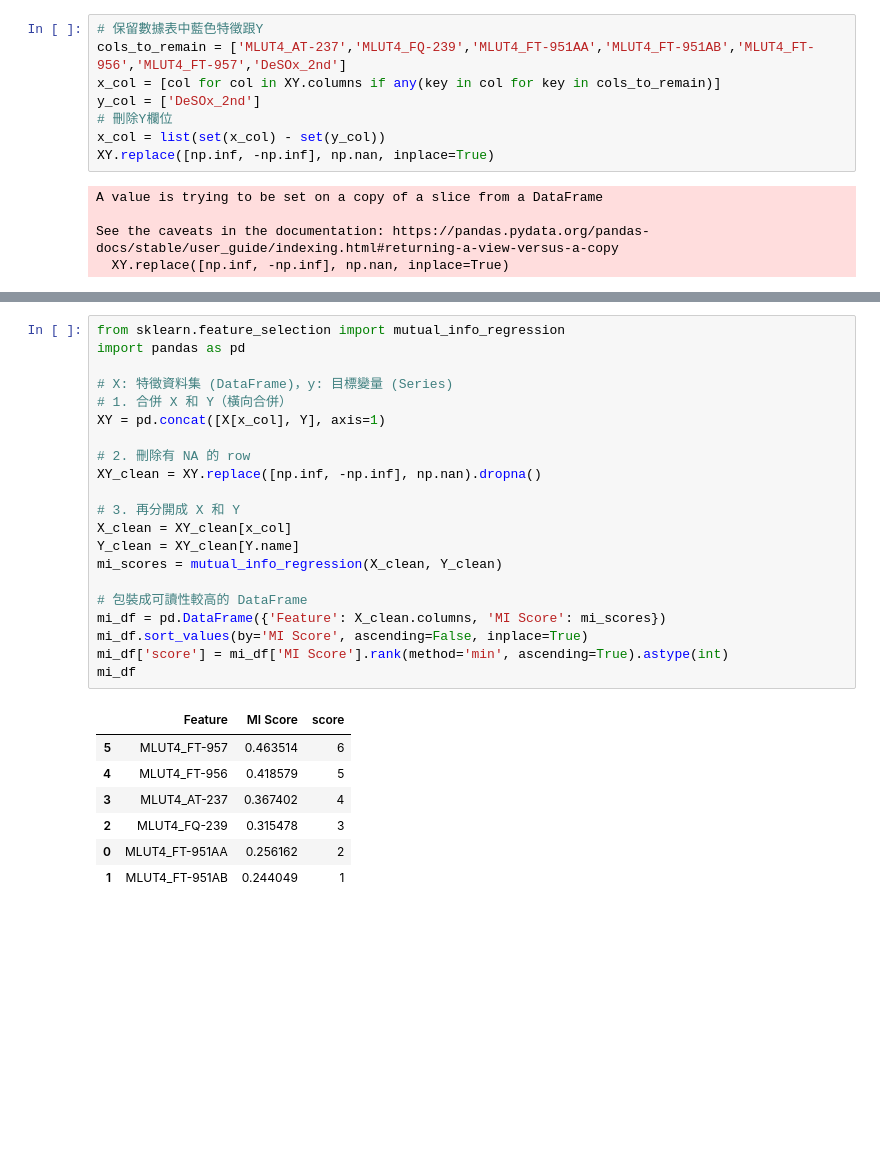
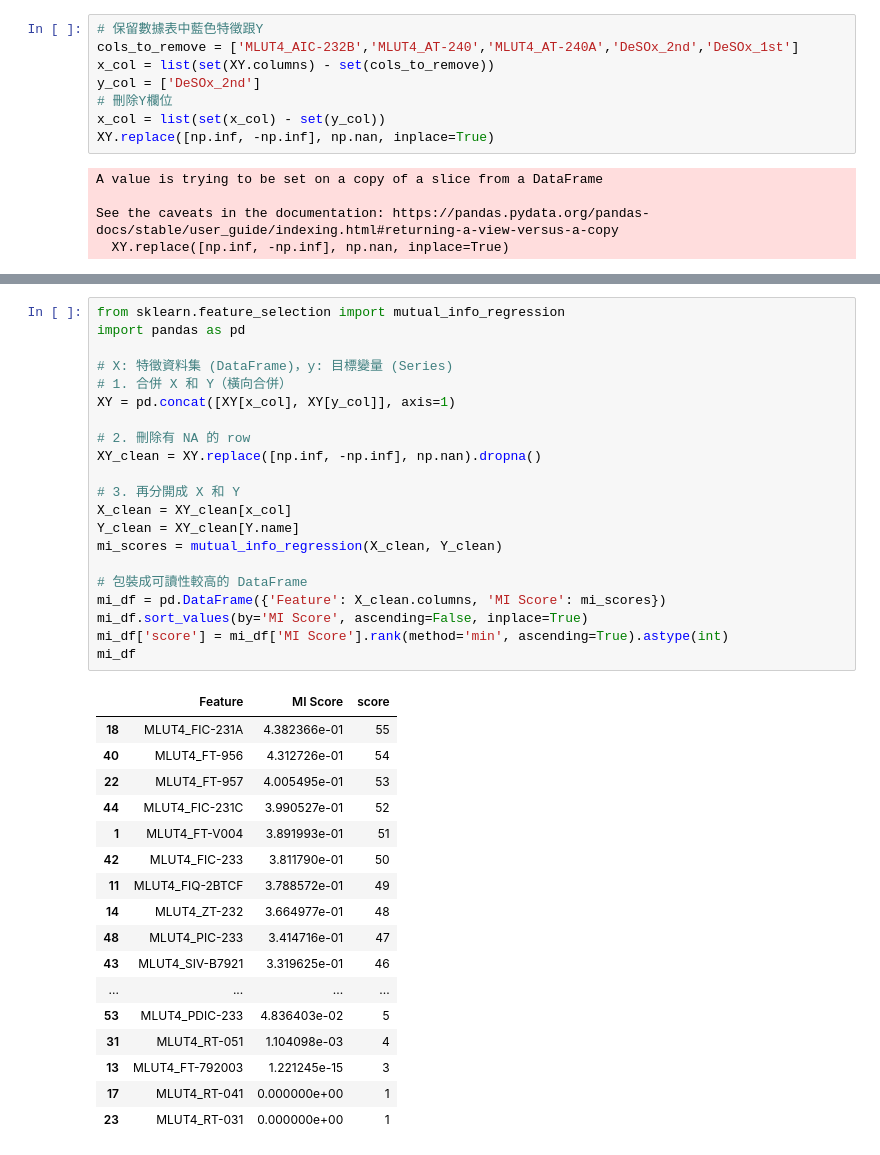
Before and after one commit to skywalker0803r/CFB, a Jupyter notebook: 特徵篩選Y2.ipynb, the cells around one changed output, grey strips where cells are left out. Cells and saved outputs as stored; diff of their text form; blank space fills up the shorter version.

```diff
--- a/特徵篩選Y2.ipynb
+++ b/特徵篩選Y2.ipynb
@@ -340,8 +340,8 @@ def del_outliers_mahalanobis(df):
   return df_clean
 # %%
 # 保留數據表中藍色特徵跟Y
-cols_to_remain = ['MLUT4_AT-237','MLUT4_FQ-239','MLUT4_FT-951AA','MLUT4_FT-951AB','MLUT4_FT-956','MLUT4_FT-957','DeSOx_2nd']
-x_col = [col for col in XY.columns if any(key in col for key in cols_to_remain)]
+cols_to_remove = ['MLUT4_AIC-232B','MLUT4_AT-240','MLUT4_AT-240A','DeSOx_2nd','DeSOx_1st']
+x_col = list(set(XY.columns) - set(cols_to_remove))
 y_col = ['DeSOx_2nd']
 # 刪除Y欄位
 x_col = list(set(x_col) - set(y_col))
@@ -443,32 +486,42 @@ res_VIF
 # %%
 from sklearn.feature_selection import mutual_info_regression
 import pandas as pd
 
 # X: 特徵資料集 (DataFrame)，y: 目標變量 (Series)
 # 1. 合併 X 和 Y（橫向合併）
-XY = pd.concat([X[x_col], Y], axis=1)
+XY = pd.concat([XY[x_col], XY[y_col]], axis=1)
 
 # 2. 刪除有 NA 的 row
 XY_clean = XY.replace([np.inf, -np.inf], np.nan).dropna()
 
 # 3. 再分開成 X 和 Y
 X_clean = XY_clean[x_col]
 Y_clean = XY_clean[Y.name]
 mi_scores = mutual_info_regression(X_clean, Y_clean)
 
 # 包裝成可讀性較高的 DataFrame
 mi_df = pd.DataFrame({'Feature': X_clean.columns, 'MI Score': mi_scores})
 mi_df.sort_values(by='MI Score', ascending=False, inplace=True)
 mi_df['score'] = mi_df['MI Score'].rank(method='min', ascending=True).astype(int)
 mi_df
 # %% [output]
 |  | Feature | MI Score | score |
-| 5 | MLUT4_FT-957 | 0.463514 | 6 |
-| 4 | MLUT4_FT-956 | 0.418579 | 5 |
-| 3 | MLUT4_AT-237 | 0.367402 | 4 |
-| 2 | MLUT4_FQ-239 | 0.315478 | 3 |
-| 0 | MLUT4_FT-951AA | 0.256162 | 2 |
-| 1 | MLUT4_FT-951AB | 0.244049 | 1 |
+| 18 | MLUT4_FIC-231A | 4.382366e-01 | 55 |
+| 40 | MLUT4_FT-956 | 4.312726e-01 | 54 |
+| 22 | MLUT4_FT-957 | 4.005495e-01 | 53 |
+| 44 | MLUT4_FIC-231C | 3.990527e-01 | 52 |
+| 1 | MLUT4_FT-V004 | 3.891993e-01 | 51 |
+| 42 | MLUT4_FIC-233 | 3.811790e-01 | 50 |
+| 11 | MLUT4_FIQ-2BTCF | 3.788572e-01 | 49 |
+| 14 | MLUT4_ZT-232 | 3.664977e-01 | 48 |
+| 48 | MLUT4_PIC-233 | 3.414716e-01 | 47 |
+| 43 | MLUT4_SIV-B7921 | 3.319625e-01 | 46 |
+| ... | ... | ... | ... |
+| 53 | MLUT4_PDIC-233 | 4.836403e-02 | 5 |
+| 31 | MLUT4_RT-051 | 1.104098e-03 | 4 |
+| 13 | MLUT4_FT-792003 | 1.221245e-15 | 3 |
+| 17 | MLUT4_RT-041 | 0.000000e+00 | 1 |
+| 23 | MLUT4_RT-031 | 0.000000e+00 | 1 |
 # %%
 from sklearn.linear_model import LassoCV
 from sklearn.preprocessing import StandardScaler
```
Also changed, not shown: parts of 11 cells of this notebook.
